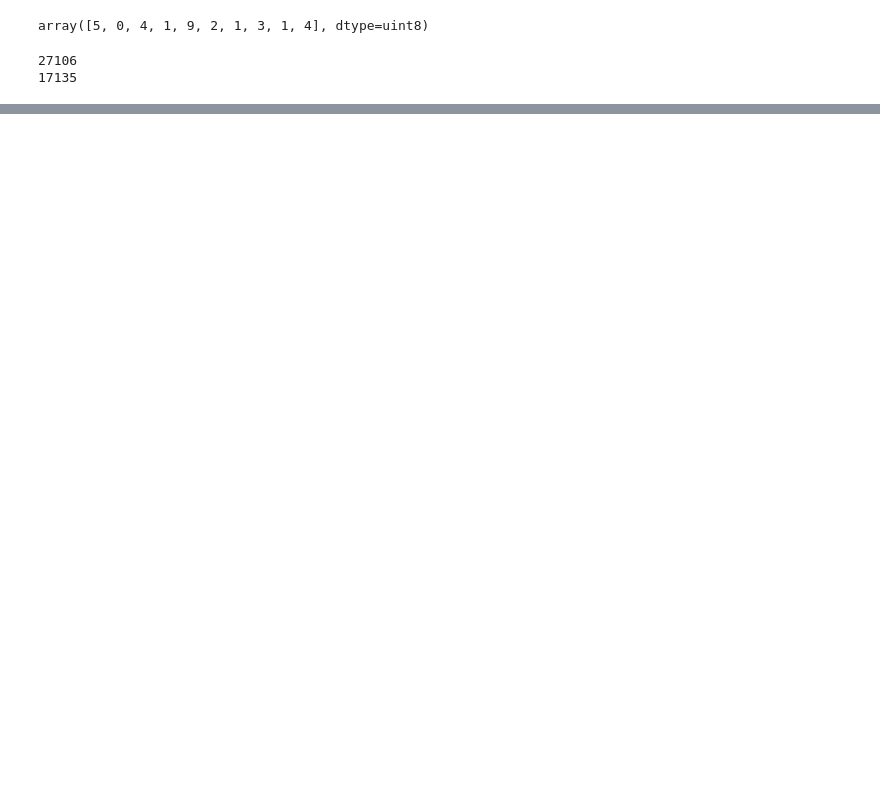
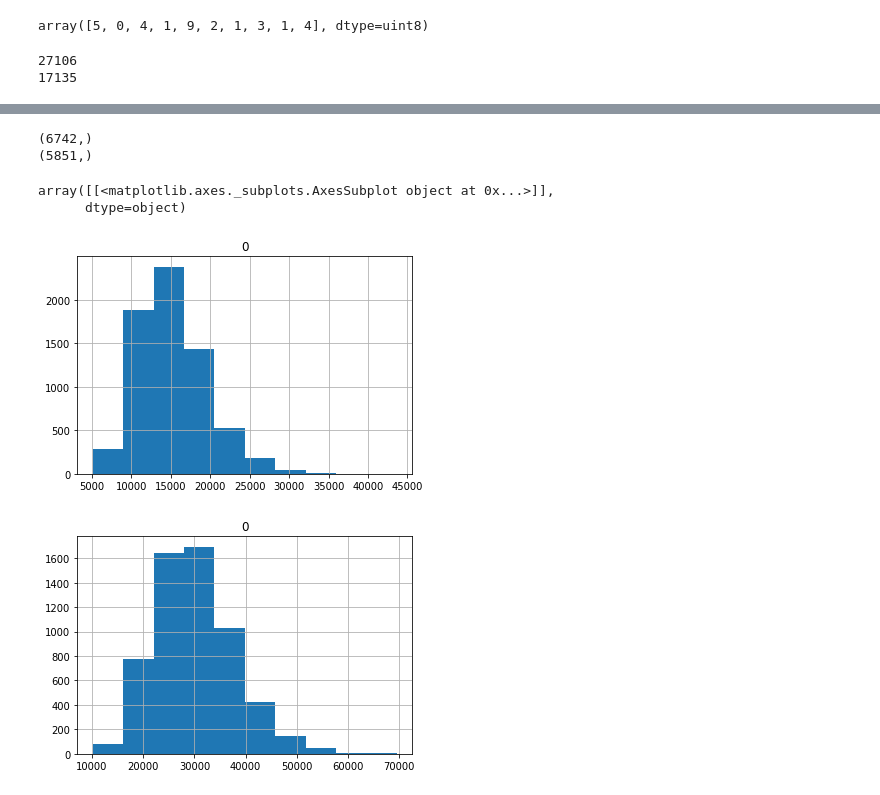
Before and after one commit to Jordan3448/ComputerVision, a Jupyter notebook: Machine_Learning_Intro.ipynb, the cells around one changed output, grey strips where cells are left out. Saved outputs shown, nothing was run; the diff lists cells and outputs as text; code cells hidden in the pictures; blank space fills up the shorter version.

```diff
--- a/Machine_Learning_Intro.ipynb
+++ b/Machine_Learning_Intro.ipynb
@@ -156,0 +193,19 @@ print(x1_train[0,:,:].sum())
+# %%
+x1_sum = x1_train.sum(axis=1).sum(axis=1)
+print(x1_sum.shape)
+x8_sum = x8_train.sum(axis=1).sum(axis=1)
+print(x8_sum.shape)
+# %% [output]
+(6742,)
+(5851,)
+# %%
+import pandas as pd
+df = pd.DataFrame(x1_sum)
+df.hist()
+df = pd.DataFrame(x8_sum)
+df.hist()
+# %% [output]
+array([[<matplotlib.axes._subplots.AxesSubplot object at 0x...>]],
+      dtype=object)
+[figure, added]
+[figure, added]
```
Also changed, not shown: parts of 8 cells of this notebook.
